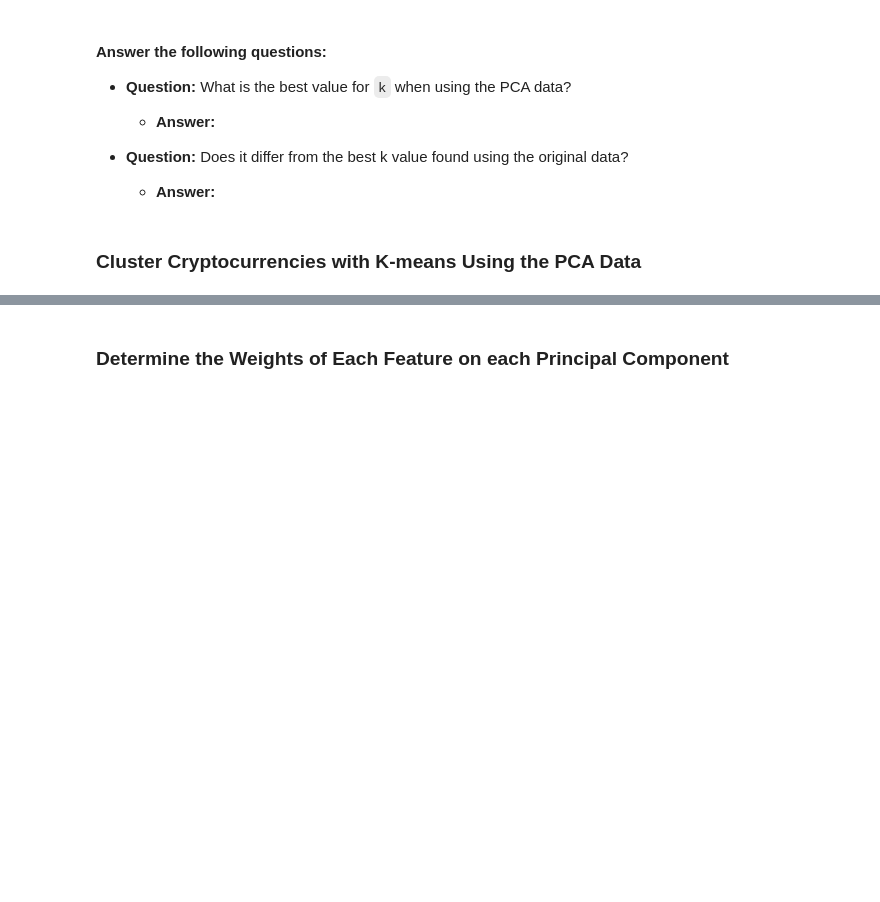
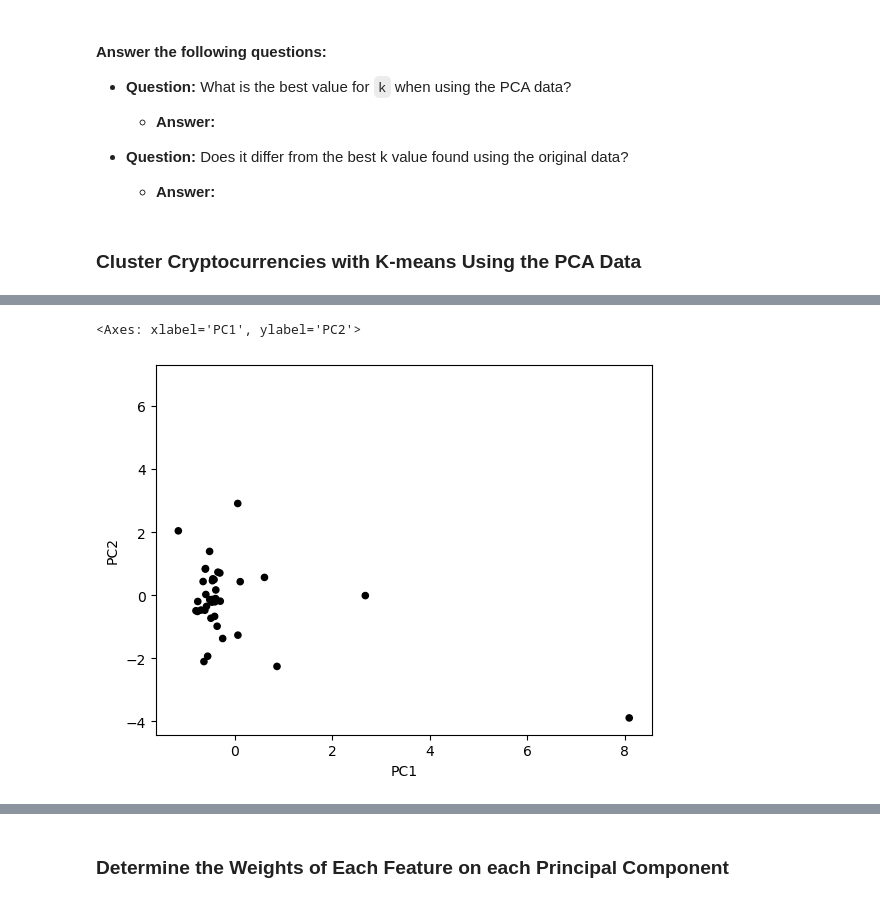
Before and after one commit to McKala1/CryptoClustering, a Jupyter notebook: Crypto_Clustering.ipynb, the cells around one changed output, grey strips where cells are left out. Cells and saved outputs as stored; diff of their text form; code cells hidden in the pictures; blank space fills up the shorter version.

```diff
--- a/Crypto_Clustering.ipynb
+++ b/Crypto_Clustering.ipynb
@@ -466,0 +483,17 @@ display(pca_data_copy)
+# %%
+# Convert the 'predicted_clusters' column to string type
+pca_data_copy['predicted_clusters'] = pca_data_copy['predicted_clusters'].astype(str)
+
+# Remove 'c=' prefix from the values in 'predicted_clusters' column
+pca_data_copy['predicted_clusters'] = pca_data_copy['predicted_clusters'].str.replace('c=', '')
+
+# Create scatter plot
+pca_data_copy.plot.scatter(
+    x="PC1",
+    y="PC2",
+    c="predicted_clusters",
+    colormap='spring'
+)
+# %% [output]
+<Axes: xlabel='PC1', ylabel='PC2'>
+[figure, added]
```
Also changed, not shown: parts of 9 cells of this notebook.
